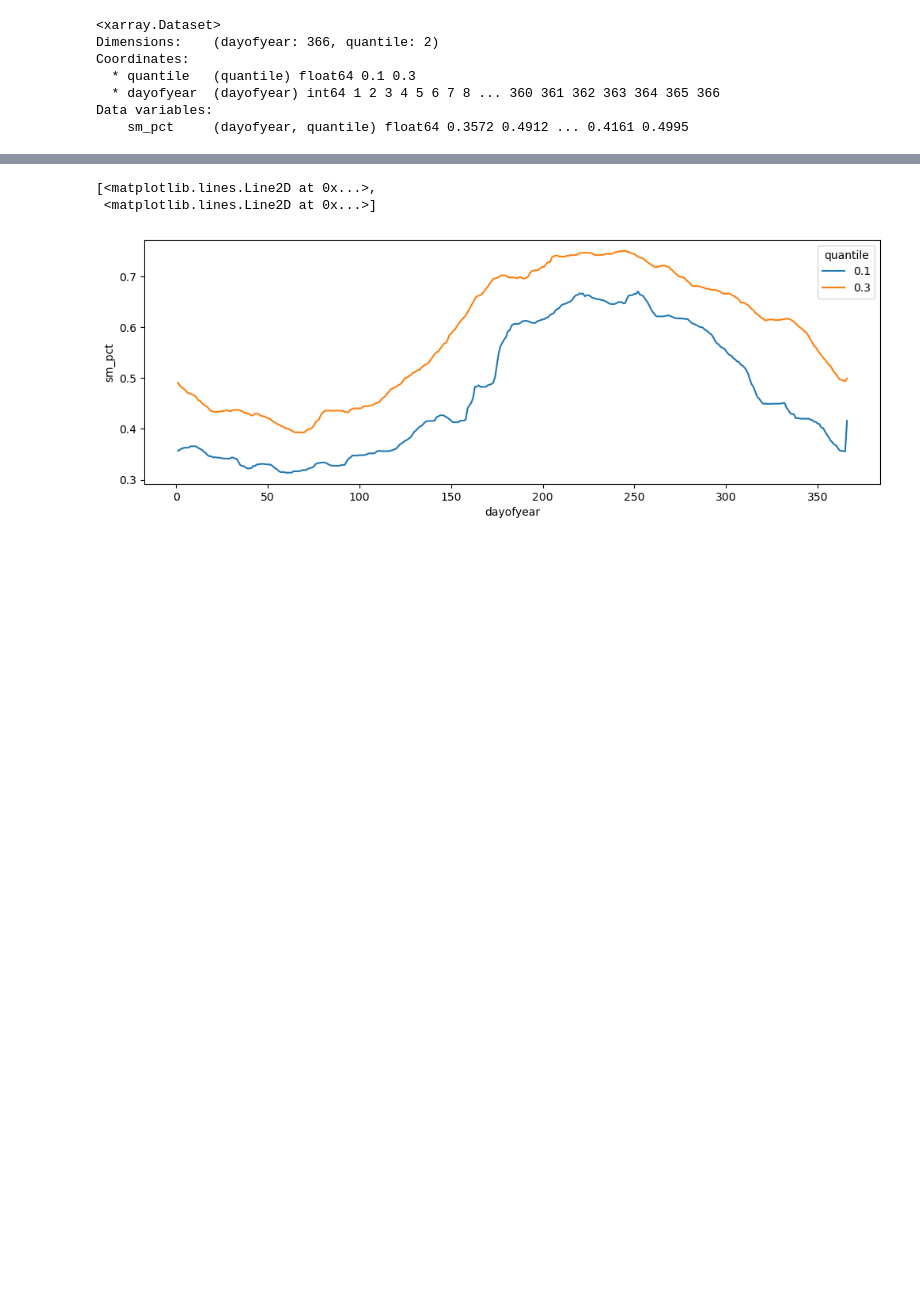
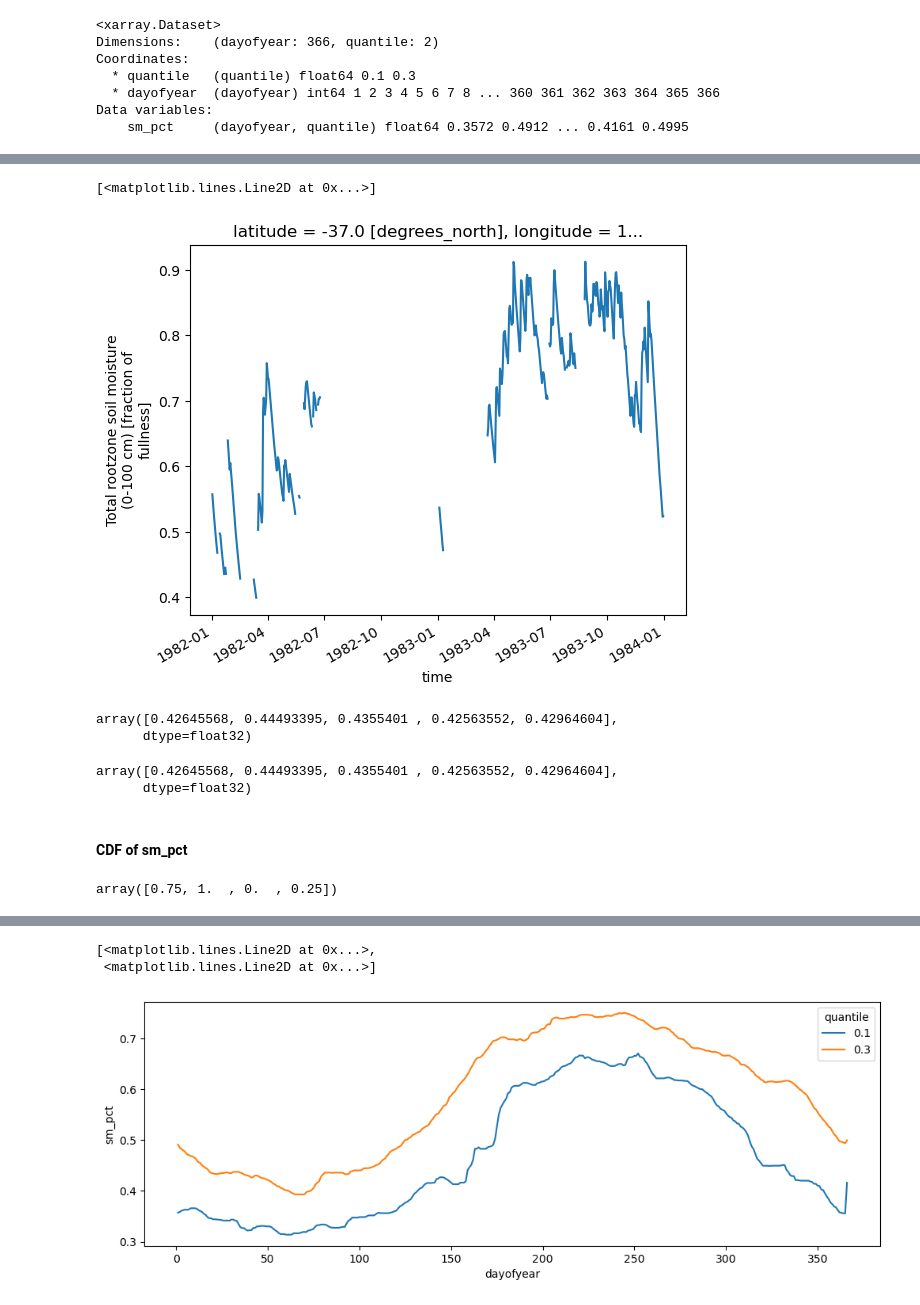
Before and after one commit to anjanadevanand/flash_drought, a Jupyter notebook: calc_soil_moisture_percentile.ipynb, the cells around one changed output, grey strips where cells are left out. Drawn from its saved outputs; the diff is of its cells as text; code cells hidden in the pictures; blank space fills up the shorter version.

Commit message:
Update flash drought code

```diff
--- a/calc_soil_moisture_percentile.ipynb
+++ b/calc_soil_moisture_percentile.ipynb
@@ -43,0 +120,3 @@ Data variables:
+# %%
+da_sm_flash_drght = da_sm_gt_30p.where(~np.isnan(da_sm_after_20days))
+da_sm_flash_drght
@@ -43,0 +137,24 @@ Data variables:
+# %%
+da_sm_flash_drght.sel(time = slice('1982', '1983')).plot()
+# %% [output]
+[<matplotlib.lines.Line2D at 0x...>]
+[figure, added]
+# %%
+da_sm_after_20days.values[0:5]
+# %% [output]
+array([0.42645568, 0.44493395, 0.4355401 , 0.42563552, 0.42964604],
+      dtype=float32)
+# %%
+da_sm_yr['sm_pct'].values[20:25]
+# %% [output]
+array([0.42645568, 0.44493395, 0.4355401 , 0.42563552, 0.42964604],
+      dtype=float32)
+# %% [markdown]
+#### CDF of sm_pct
+# %%
+from statsmodels.distributions.empirical_distribution import ECDF
+
+ecdf = ECDF([3, 3, 1, 4])
+ecdf([3, 55, 0.5, 1.5])
+# %% [output]
+array([0.75, 1.  , 0.  , 0.25])
```
Also changed, not shown: parts of 20 cells of this notebook.
